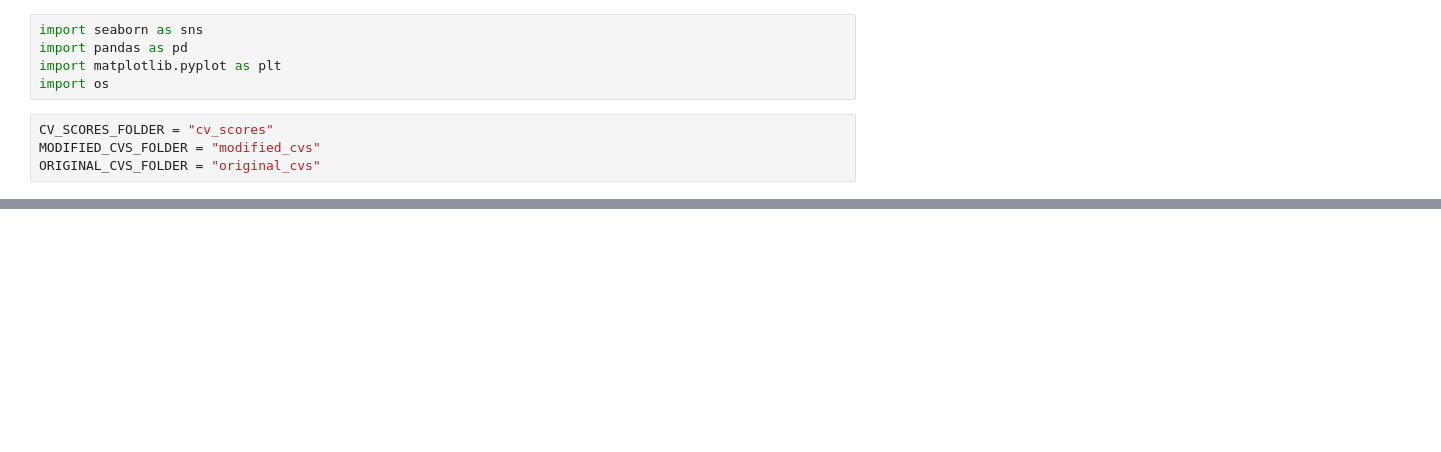
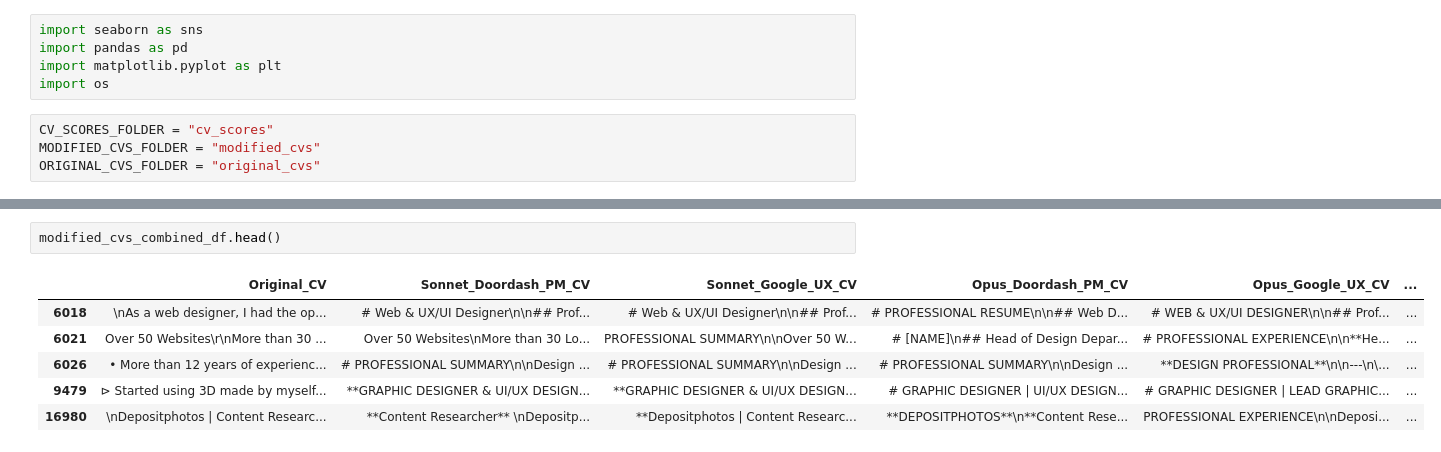
Before and after one commit to pvdklei/FACT, a Jupyter notebook: pepijn/visualize.ipynb, the cells around one changed output, grey strips where cells are left out. Drawn from its saved outputs; the diff is of its cells as text; blank space fills up the shorter version.

```diff
--- a/pepijn/visualize.ipynb
+++ b/pepijn/visualize.ipynb
@@ -38,0 +64,9 @@ scores_sonnet_doordash_pm_df.head()
+# %%
+modified_cvs_combined_df.head()
+# %% [output]
+|  | Original_CV | Sonnet_Doordash_PM_CV | Sonnet_Google_UX_CV | Opus_Doordash_PM_CV | Opus_Google_UX_CV | ... |
+| 6018 | \nAs a web designer, I had the op... | # Web & UX/UI Designer\n\n## Prof... | # Web & UX/UI Designer\n\n## Prof... | # PROFESSIONAL RESUME\n\n## Web D... | # WEB & UX/UI DESIGNER\n\n## Prof... | ... |
+| 6021 | Over 50 Websites\r\nMore than 30 ... | Over 50 Websites\nMore than 30 Lo... | PROFESSIONAL SUMMARY\n\nOver 50 W... | # [NAME]\n## Head of Design Depar... | # PROFESSIONAL EXPERIENCE\n\n**He... | ... |
+| 6026 | • More than 12 years of experienc... | # PROFESSIONAL SUMMARY\n\nDesign ... | # PROFESSIONAL SUMMARY\n\nDesign ... | # PROFESSIONAL SUMMARY\n\nDesign ... | **DESIGN PROFESSIONAL**\n\n---\n\... | ... |
+| 9479 | ⊳ Started using 3D made by myself... | **GRAPHIC DESIGNER & UI/UX DESIGN... | **GRAPHIC DESIGNER & UI/UX DESIGN... | # GRAPHIC DESIGNER | UI/UX DESIGN... | # GRAPHIC DESIGNER | LEAD GRAPHIC... | ... |
+| 16980 | \nDepositphotos | Content Researc... | **Content Researcher** \nDepositp... | **Depositphotos | Content Researc... | **DEPOSITPHOTOS**\n**Content Rese... | PROFESSIONAL EXPERIENCE\n\nDeposi... | ... |
```
Also changed, not shown: parts of 15 cells of this notebook, 8 other files.
